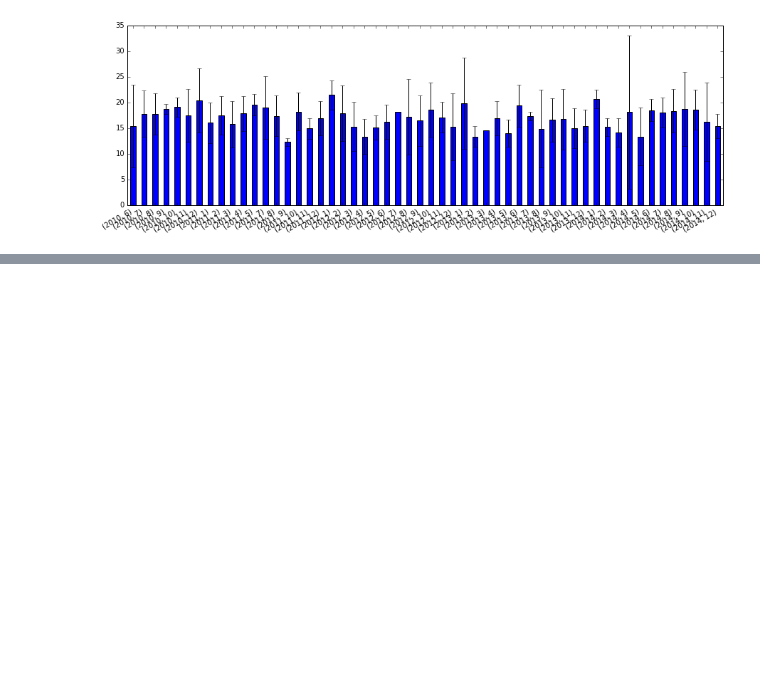
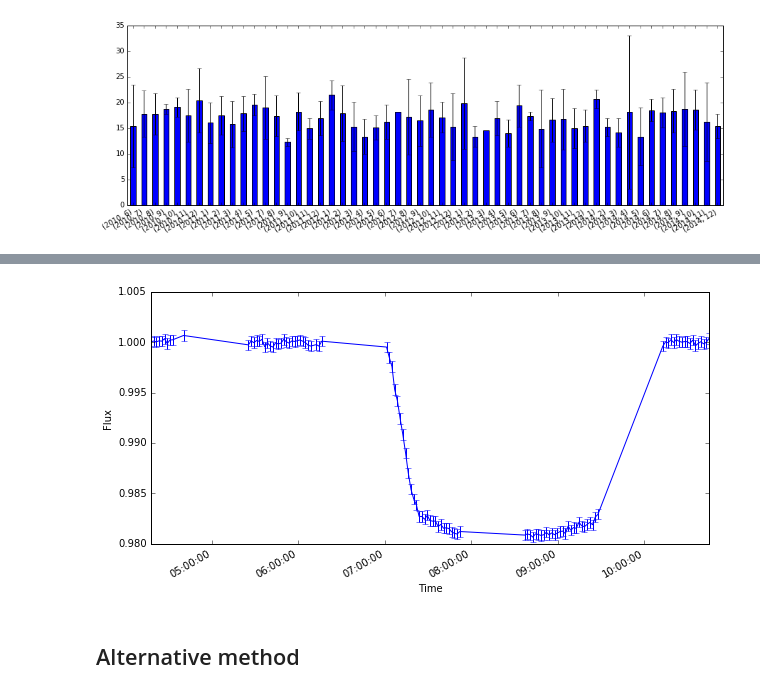
Before and after one commit to Mallcock1/2016-01-11_Sheffield_Notes, a Jupyter notebook: 08-Time-Series-Data.ipynb, the cells around one changed output, grey strips where cells are left out. Drawn from its saved outputs; the diff is of its cells as text; code cells hidden in the pictures; blank space fills up the shorter version.

Commit message:
Final exercise plotting exoplanet transit

```diff
--- a/08-Time-Series-Data.ipynb
+++ b/08-Time-Series-Data.ipynb
@@ -424,0 +441,2 @@ HINT: You'll need to treat this data slightly differently. The date here is in J
+# %%
+data_exo = np.genfromtxt('data/XO1_wl_transit_FLUX.txt', dtype=None, names=['time','flux','flux_err','RAW_flux','RAW_flux_err'])
@@ -424,0 +446,9 @@ HINT: You'll need to treat this data slightly differently. The date here is in J
+# %%
+d = {'flux':data_exo['flux'], 'flux_err':data_exo['flux_err'],
+     'RAW_flux':data_exo['RAW_flux'], 'RAW_flux_err':data_exo['RAW_flux_err']}
+
+df = pd.DataFrame(data=d, index=data_exo['time'])
+# %%
+from astropy.time import Time
+t = Time(data_exo['time'], format='jd')
+df.index = t.datetime
@@ -424,0 +476,14 @@ HINT: You'll need to treat this data slightly differently. The date here is in J
+# %%
+fig, ax = plt.subplots(1, figsize=(10,5))
+df['flux'].plot(kind='line', ax=ax, yerr=df['flux_err'])
+
+#df['RAW_flux'].plot(kind='line', ax=ax, yerr=df['RAW_flux_err'], color='r')
+
+fig.autofmt_xdate()
+plt.ylabel('Flux')
+plt.xlabel('Time')
+plt.show()
+# %% [output]
+[figure, added]
+# %% [markdown]
+## Alternative method
```
Also changed, not shown: parts of 10 cells of this notebook.
